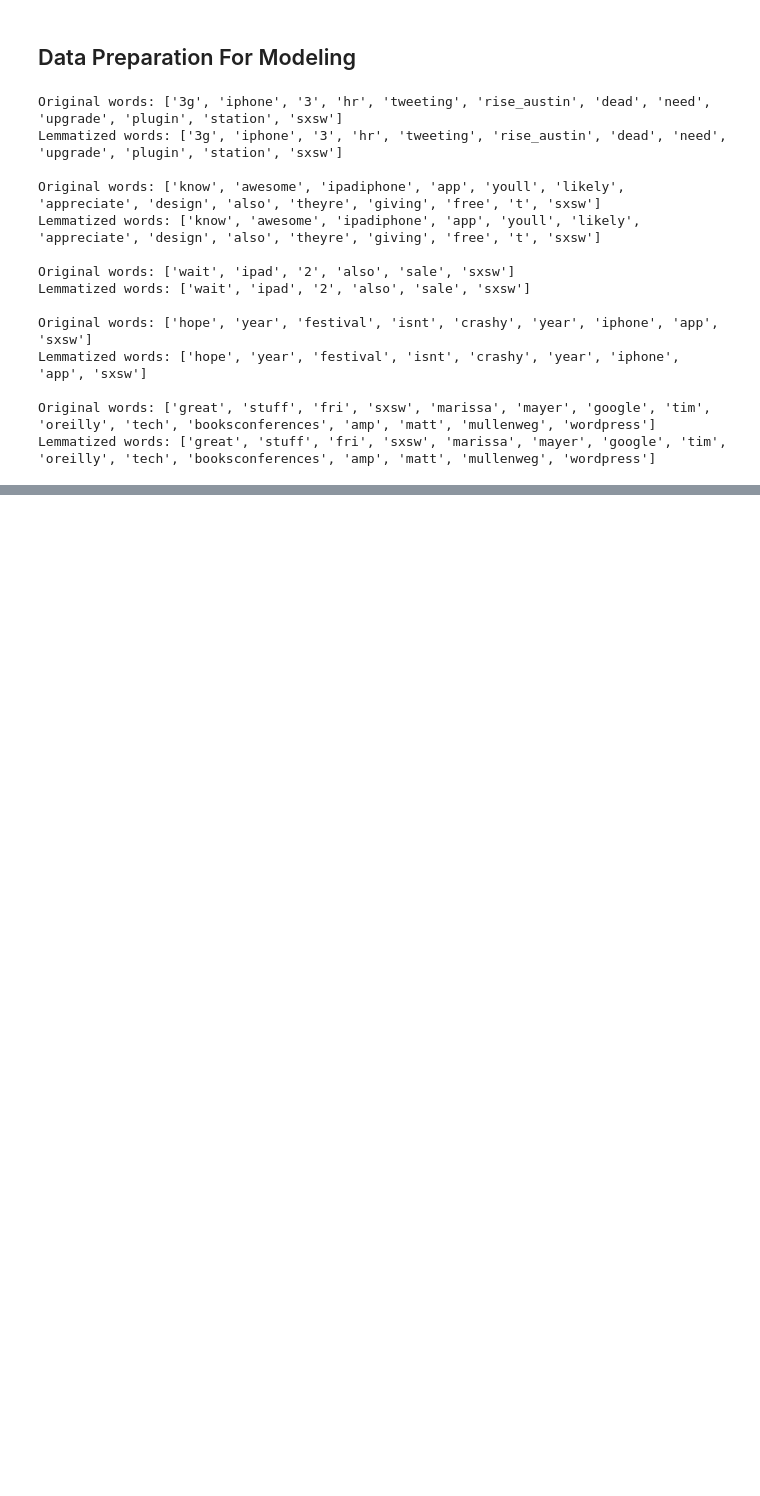
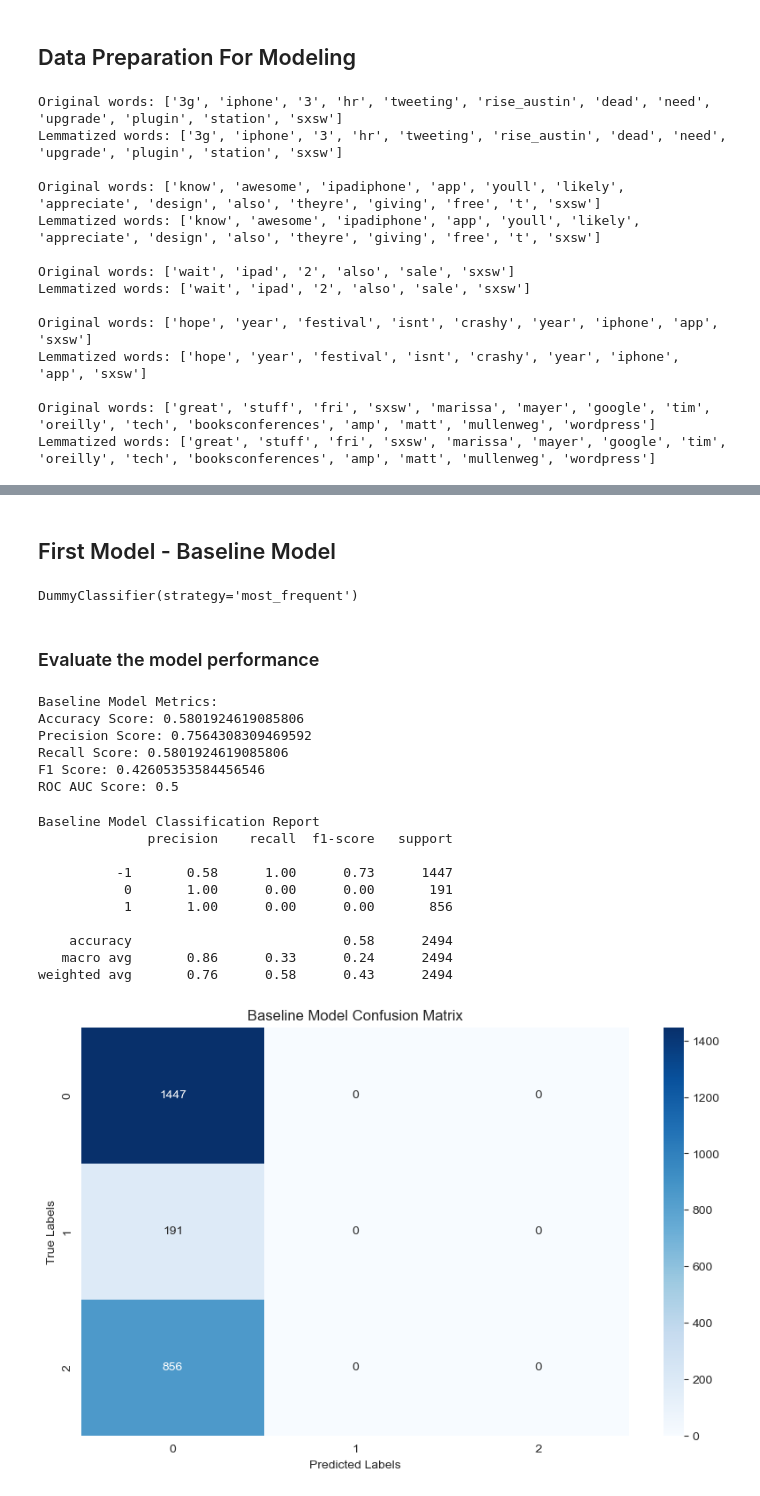
Before and after one commit to Bywani/AG_Sentiment_Analysis, a Jupyter notebook: Apple-Google Sentiment Analyzer.ipynb, the cells around one changed output, grey strips where cells are left out. Saved outputs shown, nothing was run; the diff lists cells and outputs as text; code cells hidden in the pictures; blank space fills up the shorter version.

Commit message:
Added 3 models

```diff
--- a/Apple-Google Sentiment Analyzer.ipynb
+++ b/Apple-Google Sentiment Analyzer.ipynb
@@ -661,10 +671,3 @@ plt.show()
 # %%
-# Create a TF-IDF vectorizer
-vectorizer = TfidfVectorizer()
-
-# Convert the tweets data to a matrix of TF-IDF features
-X = vectorizer.fit_transform(df['Tweets'])
-
-# Convert the sentiments labels to numeric values
-sentiment_map = {'Positive': 1, 'Negative': 0, 'Neutral': -1}
-y = df['Sentiment'].map(sentiment_map)
+# Convert the list of lemmatized words for each tweet into a string of space-separated words
+df['Tweets'] = df['Tweets'].apply(lambda x: ' '.join(x))
@@ -671,3 +684,58 @@ y = df['Sentiment'].map(sentiment_map)
 # %%
 # Split the data into training and testing sets
-X_train, X_test, y_train, y_test(X, y, test_size = 0.3, random_state = 42)
+X_train, X_test, y_train, y_test = train_test_split(X, y, test_size = 0.3, random_state = 42)
+# %% [markdown]
+## First Model - Baseline Model
+# %%
+# Train a dummy classifier as the baseline model
+dummy_clf = DummyClassifier(strategy = 'most_frequent')
+dummy_clf.fit(X_train, y_train)
+# %% [output]
+DummyClassifier(strategy='most_frequent')
+# %%
+# Make predictions on the testing data using the baseline model
+y_baseline_pred = dummy_clf.predict(X_test)
+# %% [markdown]
+### Evaluate the model performance
+# %%
+# Print the evaluation metrics for the baseline model
+print('\nBaseline Model Metrics:')
+print('Accuracy Score:', accuracy_score(y_test, y_baseline_pred))
+print('Precision Score:', precision_score(y_test, y_baseline_pred, average = 'weighted', zero_division = 1))
+print('Recall Score:', recall_score(y_test, y_baseline_pred, average = 'weighted'))
+print('F1 Score:', f1_score(y_test, y_baseline_pred, average = 'weighted'))
+print('ROC AUC Score:', roc_auc_score(y_test, dummy_clf.predict_proba(X_test), multi_class = 'ovo'))
+# %% [output]
+Baseline Model Metrics:
+Accuracy Score: 0.5801924619085806
+Precision Score: 0.7564308309469592
+Recall Score: 0.5801924619085806
+F1 Score: 0.42605353584456546
+ROC AUC Score: 0.5
+# %%
+# Generate a confusion matrix
+cm = confusion_matrix(y_test, y_baseline_pred)
+
+# Plot the confusion matrix
+plt.figure(figsize = (10, 6))
+sns.heatmap(cm, annot = True, fmt = 'g', cmap = 'Blues')
+plt.title('Baseline Model Confusion Matrix')
+plt.xlabel('Predicted Labels')
+plt.ylabel('True Labels')
+plt.show
+
+# Print the classification report
+print('\nBaseline Model Classification Report')
+print(classification_report(y_test, y_baseline_pred, zero_division = 1))
+# %% [output]
+Baseline Model Classification Report
+              precision    recall  f1-score   support
+
+          -1       0.58      1.00      0.73      1447
+           0       1.00      0.00      0.00       191
+           1       1.00      0.00      0.00       856
+
+    accuracy                           0.58      2494
+   macro avg       0.86      0.33      0.24      2494
+weighted avg       0.76      0.58      0.43      2494
+[figure, added]
```
Also changed, not shown: parts of 26 cells of this notebook.
